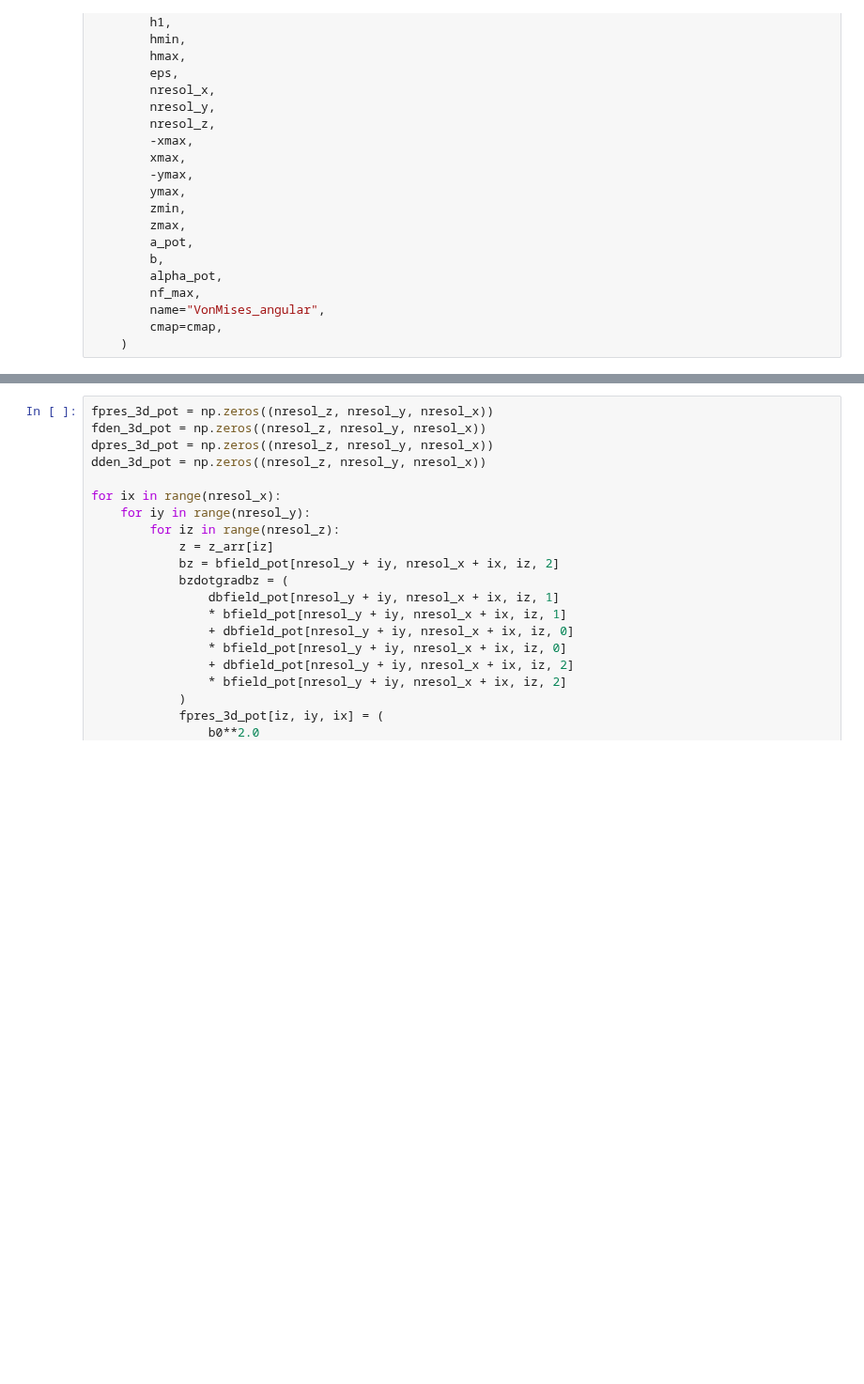
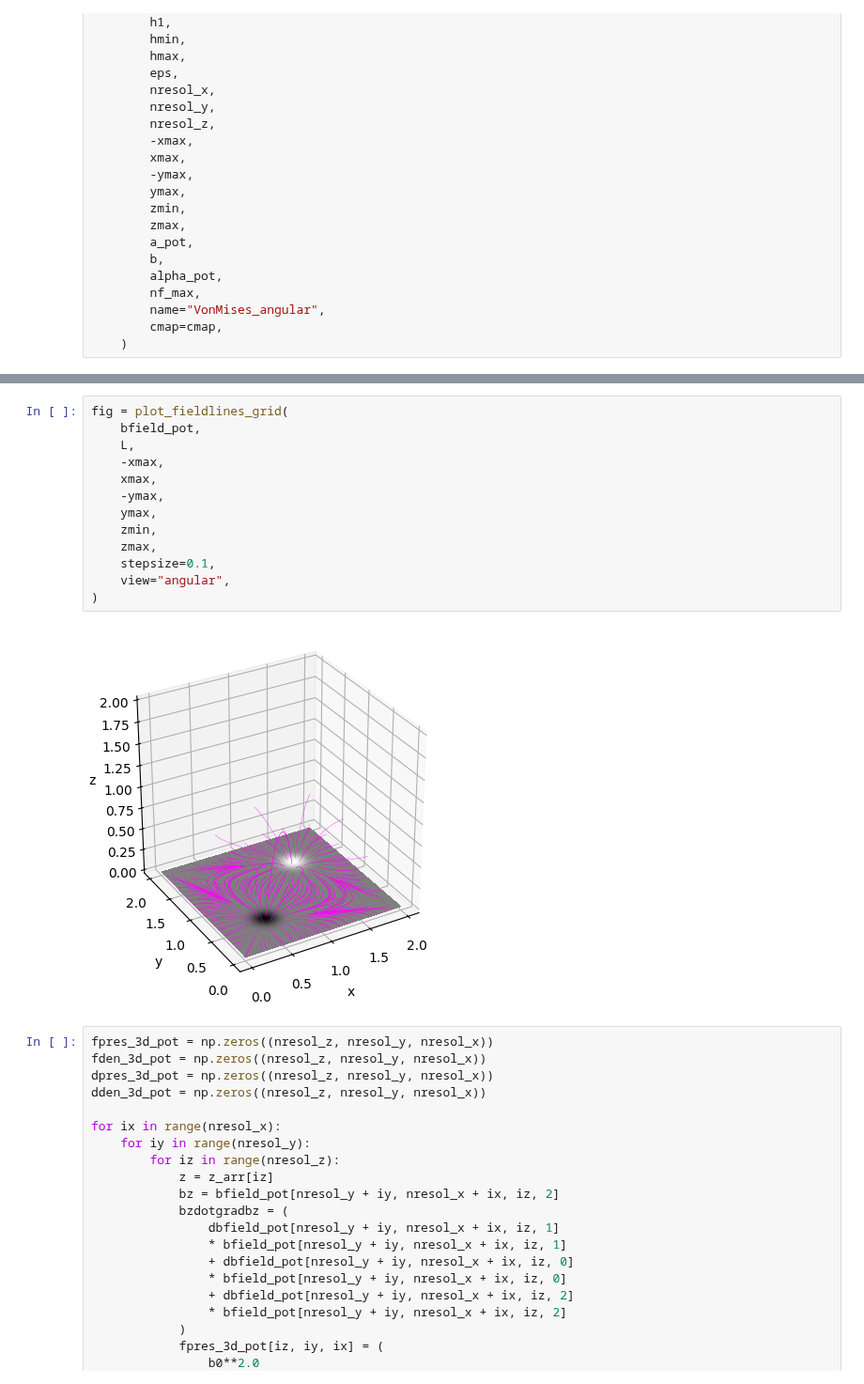
Before and after one commit to LMNadol/mflex, a Jupyter notebook: notebooks/phd_thesis_VonMises_example.ipynb, the cells around one changed output, grey strips where cells are left out. Shown at 94% size. Saved outputs shown, nothing was run; the diff lists cells and outputs as text; blank space fills up the shorter version.

```diff
--- a/notebooks/phd_thesis_VonMises_example.ipynb
+++ b/notebooks/phd_thesis_VonMises_example.ipynb
@@ -276,3 +227,18 @@ xmin, xmax, ymin, ymax, zmin, zmax  0.0 2.0 0.0 2.0 0.0 2.0
+# %%
+fig = plot_fieldlines_grid(
+    bfield_pot,
+    L,
+    -xmax,
+    xmax,
+    -ymax,
+    ymax,
+    zmin,
+    zmax,
+    stepsize=0.1,
+    view="angular",
+)
+# %% [output]
+[figure, added]
 # %%
 fpres_3d_pot = np.zeros((nresol_z, nresol_y, nresol_x))
 fden_3d_pot = np.zeros((nresol_z, nresol_y, nresol_x))
```
Also changed, not shown: parts of 4 cells of this notebook, 13 other files.
